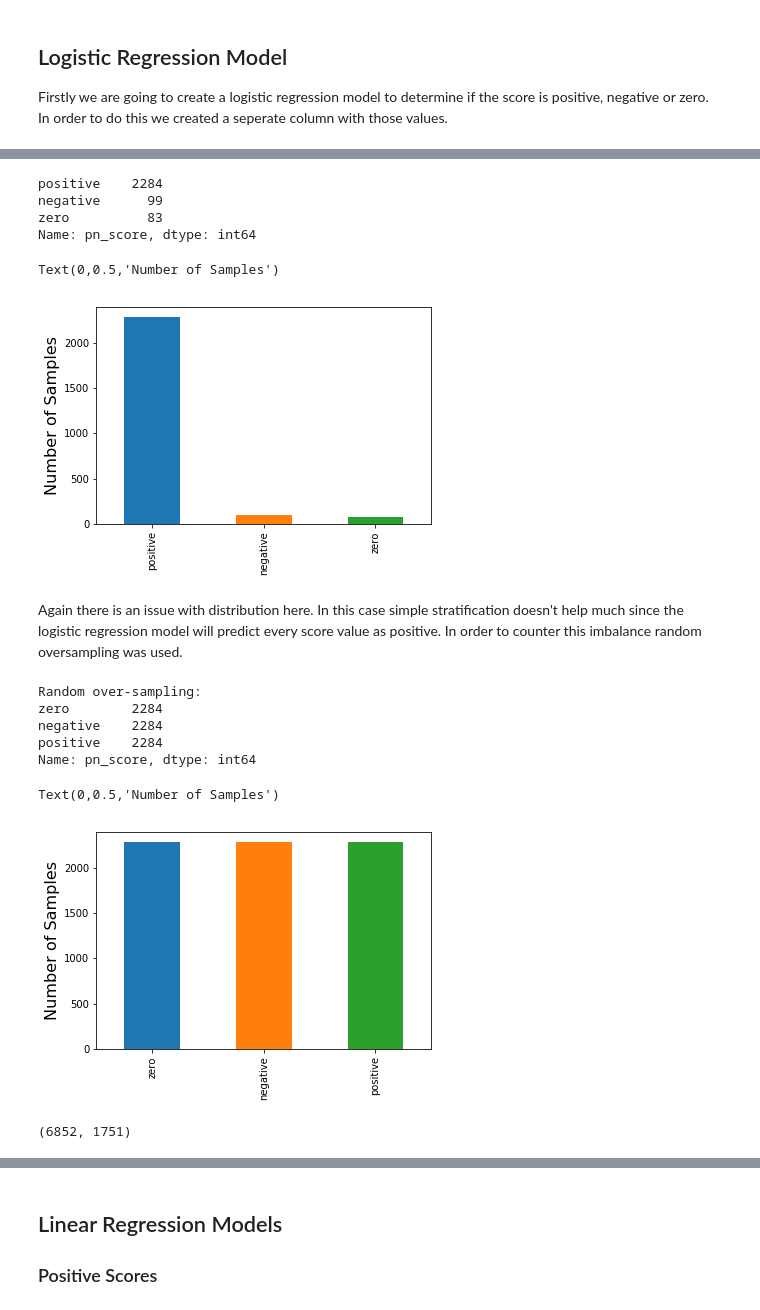
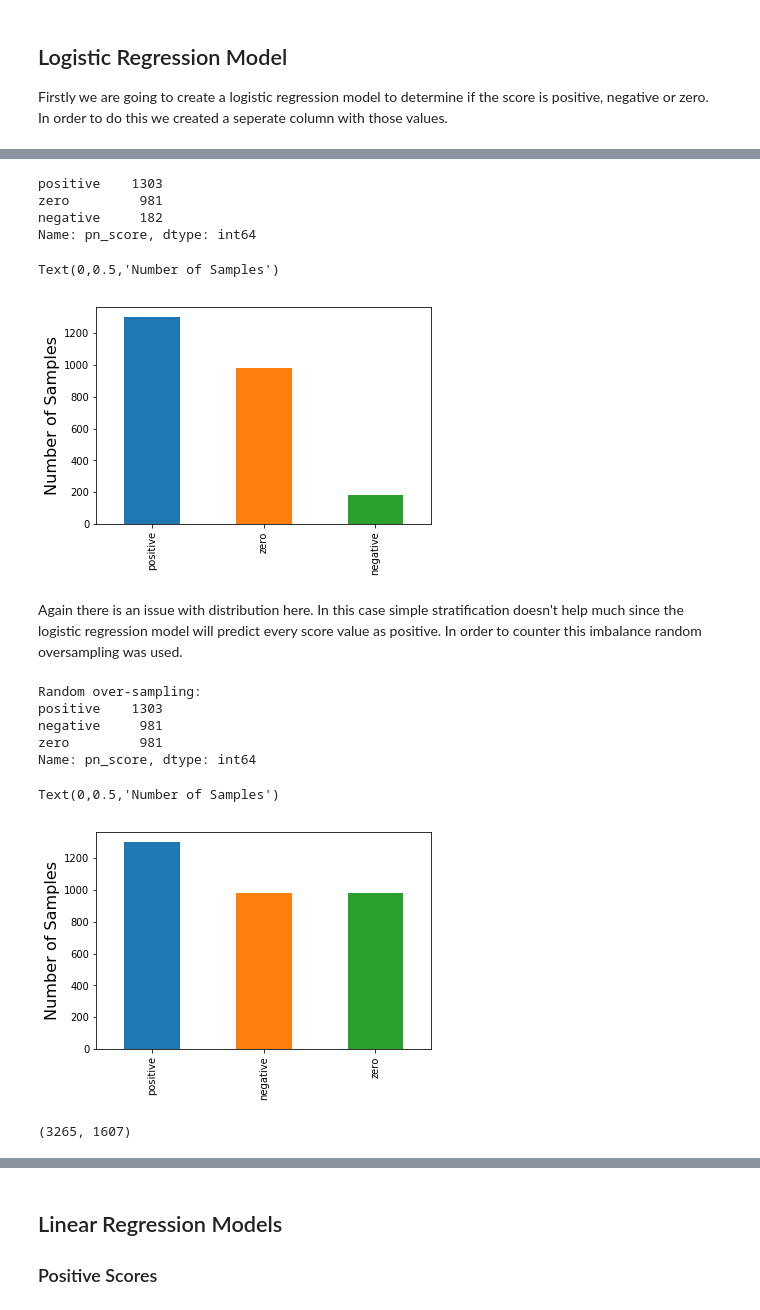
Before and after one commit to AlexHartford/redditscore, a Jupyter notebook: python/redditscore.ipynb, the cells around one changed output, grey strips where cells are left out. Cells and saved outputs as stored; diff of their text form; code cells hidden in the pictures.

Commit message:
Fixing issue with incorrect catogorization of negative and zero scored comments

```diff
--- a/python/redditscore.ipynb
+++ b/python/redditscore.ipynb
@@ -136,9 +136,9 @@ In order to do this we created a seperate column with those values.
 df['pn_score'] = ""
 
 for i in df['score'].index:
-    if  df['score'].at[i] > 0:
+    if  df['score'].at[i] > 1:
         df['pn_score'].at[i] = 'positive'
-    elif float(df['score'].at[i]) < 0:
+    elif float(df['score'].at[i]) <= 0:
         df['pn_score'].at[i] = 'negative'
     else:
         df['pn_score'].at[i] = 'zero'
@@ -162,45 +162,44 @@ print(pn_counts)
 pn_counts.plot.bar()
 plt.ylabel("Number of Samples", fontsize=16)
 # %% [output]
-positive    2284
-negative      99
-zero          83
+positive    1303
+zero         981
+negative     182
 Name: pn_score, dtype: int64
 Text(0,0.5,'Number of Samples')
-[figure, old version]
+[figure, new version]
 # %% [markdown]
 Again there is an issue with distribution here. In this case simple stratification doesn't help much since the logistic regression model will predict every score value as positive. In order to counter this imbalance random oversampling was used.
 # %%
-count_pos, count_neg, count_zero = df['pn_score'].value_counts()
+count_pos, count_zero, count_neg = df['pn_score'].value_counts()
 
 df_pos_score = df[df['pn_score'] == 'positive']
 df_neg_score = df[df['pn_score'] == 'negative']
 df_zero_score = df[df['pn_score'] == 'zero']
 
-df_neg_score_over = df_neg_score.sample(count_pos, replace=True)
-df_zero_score_over = df_zero_score.sample(count_pos, replace=True)
-df_score_over = pd.concat([df_pos_score, df_neg_score_over, df_zero_score_over], axis=0)
+df_neg_score_over = df_neg_score.sample(count_zero, replace=True)
+df_score_over = pd.concat([df_pos_score, df_neg_score_over, df_zero_score], axis=0)
 
 print('Random over-sampling:')
 
 pn_counts = df_score_over['pn_score'].value_counts()
 print(pn_counts)
 pn_counts.plot.bar()
 plt.ylabel("Number of Samples", fontsize=16)
 # %% [output]
 Random over-sampling:
-zero        2284
-negative    2284
-positive    2284
+positive    1303
+negative     981
+zero         981
 Name: pn_score, dtype: int64
 Text(0,0.5,'Number of Samples')
-[figure, old version]
+[figure, new version]
 # %%
 log_vect = TfidfVectorizer(max_df = 0.95, min_df = 5, binary=True, stop_words='english')
 text_features = log_vect.fit_transform(df_score_over.body)
 print(text_features.shape)
 # %% [output]
-(6852, 1751)
+(3265, 1607)
 # %%
 list(log_vect.vocabulary_)[:10]
 # %% [output]
```
Also changed, not shown: parts of 13 cells of this notebook.
